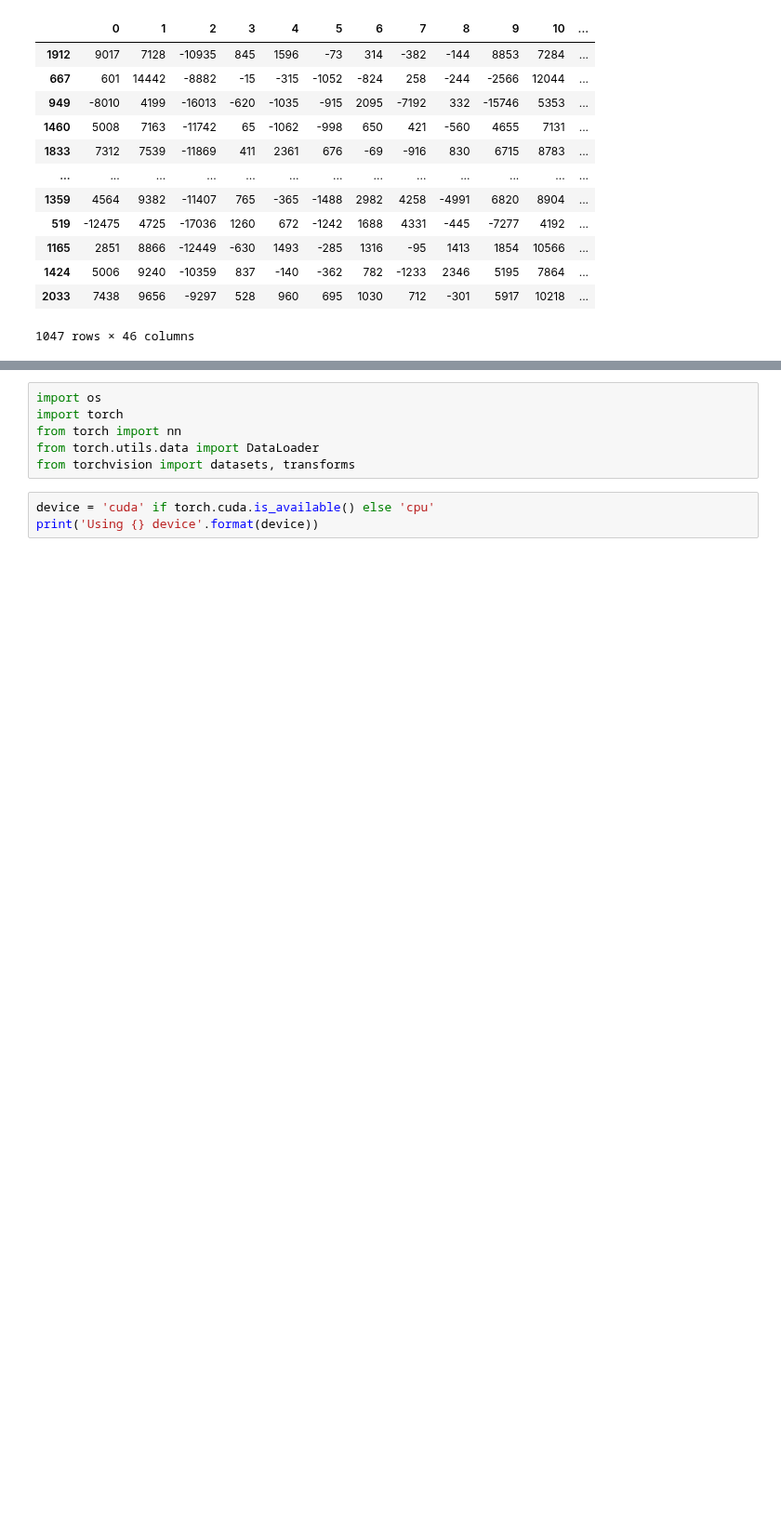
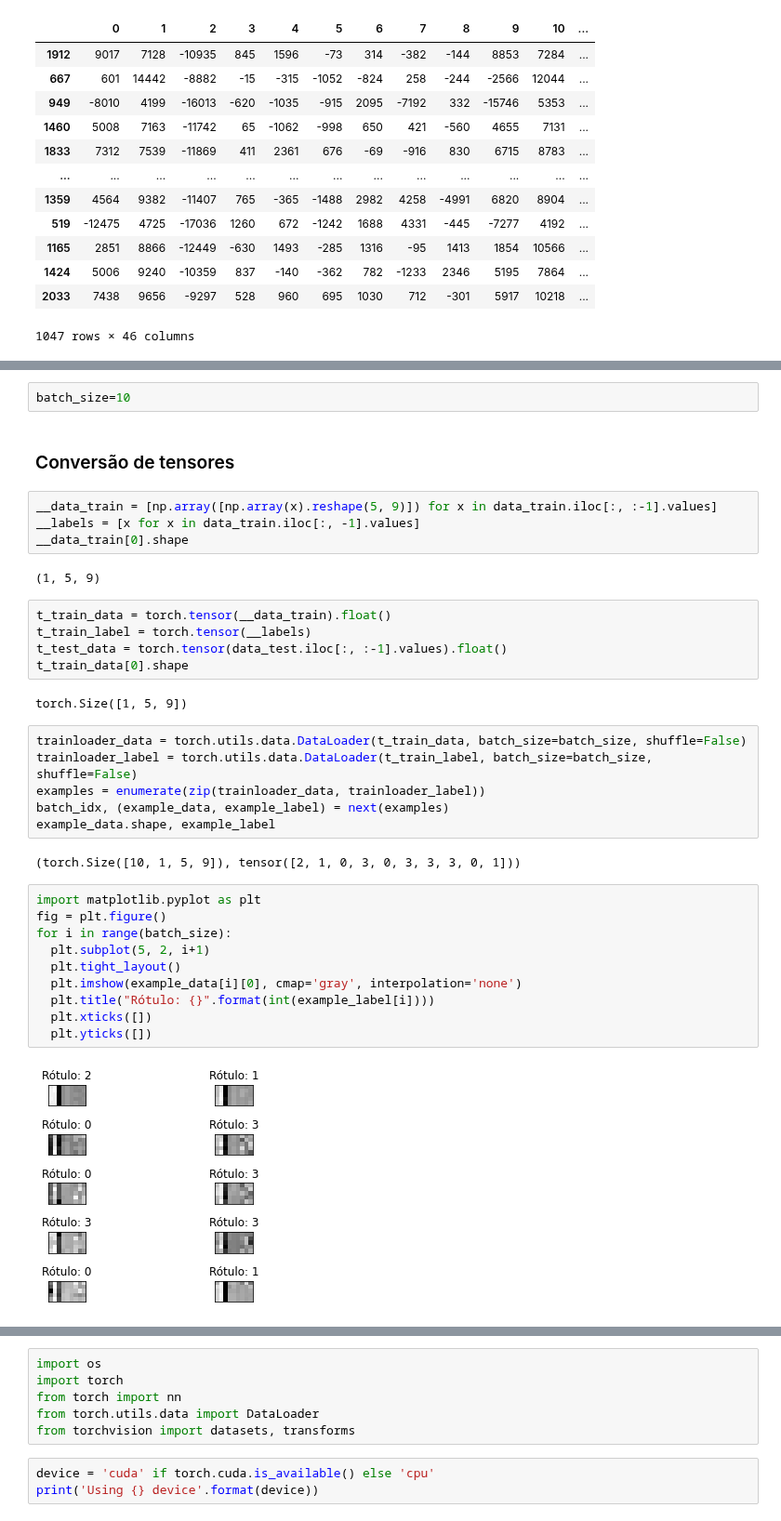
Before and after one commit to andssuu/moncattle, a Jupyter notebook: supervised/notebooks/cnn.ipynb, the cells around one changed output, grey strips where cells are left out. Shown at 93% size. Drawn from its saved outputs; the diff is of its cells as text; blank space fills up the shorter version.

```diff
--- a/supervised/notebooks/cnn.ipynb
+++ b/supervised/notebooks/cnn.ipynb
@@ -212,0 +263,37 @@ data_test
+# %%
+batch_size=10
+# %% [markdown]
+### Conversão de tensores
+# %%
+__data_train = [np.array([np.array(x).reshape(5, 9)]) for x in data_train.iloc[:, :-1].values]
+__labels = [x for x in data_train.iloc[:, -1].values]
+__data_train[0].shape
+# %% [output]
+(1, 5, 9)
+# %%
+t_train_data = torch.tensor(__data_train).float()
+t_train_label = torch.tensor(__labels)
+t_test_data = torch.tensor(data_test.iloc[:, :-1].values).float()
+t_train_data[0].shape
+# %% [output]
+torch.Size([1, 5, 9])
+# %%
+trainloader_data = torch.utils.data.DataLoader(t_train_data, batch_size=batch_size, shuffle=False)
+trainloader_label = torch.utils.data.DataLoader(t_train_label, batch_size=batch_size, shuffle=False)
+examples = enumerate(zip(trainloader_data, trainloader_label))
+batch_idx, (example_data, example_label) = next(examples)
+example_data.shape, example_label
+# %% [output]
+(torch.Size([10, 1, 5, 9]), tensor([2, 1, 0, 3, 0, 3, 3, 3, 0, 1]))
+# %%
+import matplotlib.pyplot as plt
+fig = plt.figure()
+for i in range(batch_size):
+  plt.subplot(5, 2, i+1)
+  plt.tight_layout()
+  plt.imshow(example_data[i][0], cmap='gray', interpolation='none')
+  plt.title("Rótulo: {}".format(int(example_label[i])))
+  plt.xticks([])
+  plt.yticks([])
+# %% [output]
+[figure, added]
```
Also changed, not shown: parts of 35 cells of this notebook.
